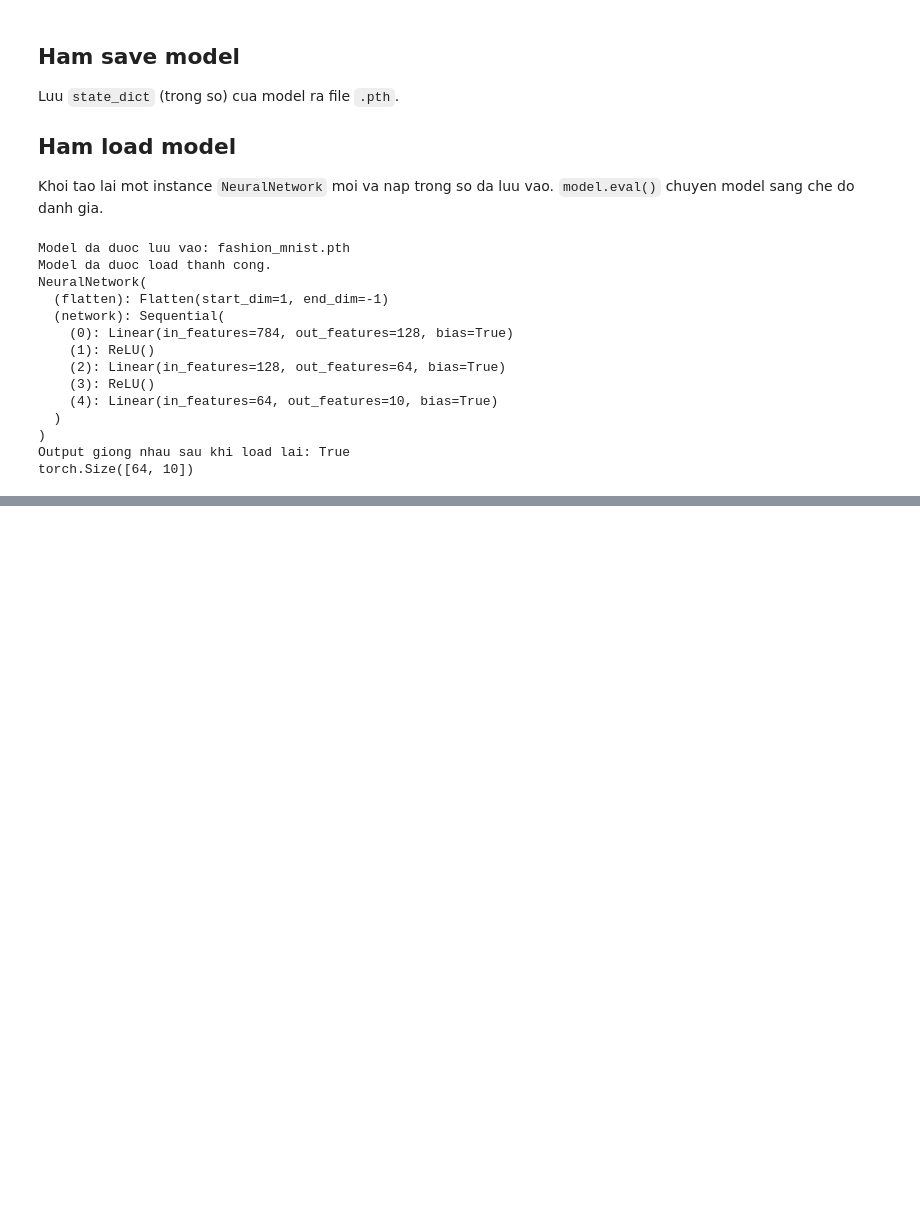
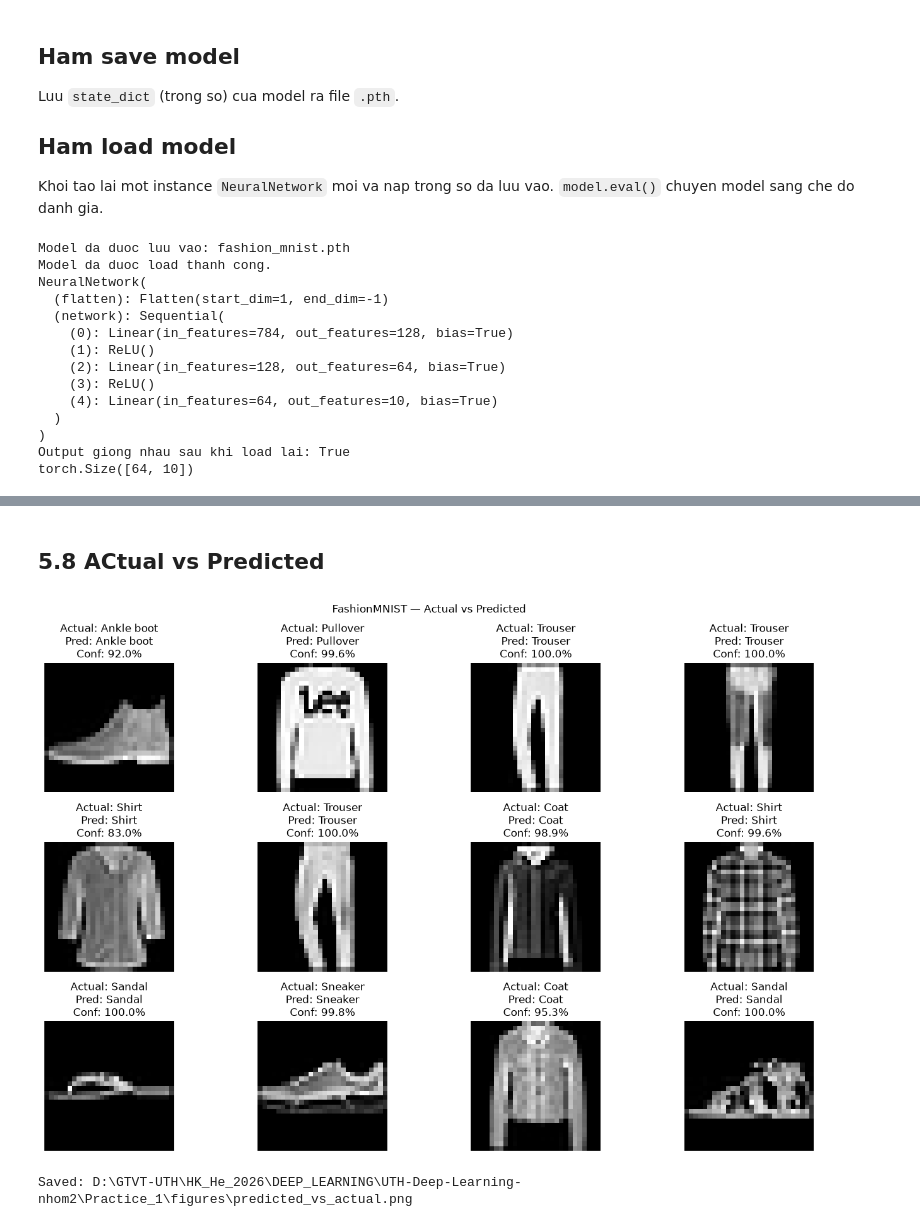
Before and after one commit to tanlen06-debug/UTH-Deep-Learning-nhom2, a Jupyter notebook: Practice_1/notebooks/Final_lab_1.ipynb, the cells around one changed output, grey strips where cells are left out. Drawn from its saved outputs; the diff is of its cells as text; code cells hidden in the pictures; blank space fills up the shorter version.

```diff
--- a/Practice_1/notebooks/Final_lab_1.ipynb
+++ b/Practice_1/notebooks/Final_lab_1.ipynb
@@ -688,0 +1389,42 @@ torch.Size([64, 10])
+# %% [markdown]
+## 5.8 ACtual vs Predicted
+# %%
+def show_predictions(model, test_loader, class_names, device, figure_path, num_images=12):
+    model.eval()
+    images, labels = next(iter(test_loader))
+
+    with torch.no_grad():
+        logits = model(images.to(device))
+        probabilities = torch.softmax(logits, dim=1)
+        confidences, predictions = probabilities.max(dim=1)
+
+    predictions = predictions.cpu()
+    confidences = confidences.cpu()
+    num_images = min(num_images, len(images))
+
+    fig = plt.figure(figsize=(14, 9))
+    for index in range(num_images):
+        ax = fig.add_subplot(3, 4, index + 1)
+        ax.imshow(images[index].squeeze(), cmap="gray")
+
+        actual = class_names[labels[index].item()]
+        predicted = class_names[predictions[index].item()]
+        confidence = 100.0 * confidences[index].item()
+
+        ax.set_title(
+            f"Actual: {actual}\nPred: {predicted}\nConf: {confidence:.1f}%"
+        )
+        ax.axis("off")
+
+    fig.suptitle("FashionMNIST — Actual vs Predicted")
+    fig.tight_layout()
+    fig.savefig(figure_path, dpi=300, bbox_inches="tight")
+    plt.show()
+
+
+PREDICTION_PATH = FIGURE_DIR / "predicted_vs_actual.png"
+show_predictions(model, test_loader, CLASS_NAMES, device, PREDICTION_PATH)
+print("Saved:", PREDICTION_PATH)
+# %% [output]
+[figure, added]
+Saved: D:\GTVT-UTH\HK_He_2026\DEEP_LEARNING\UTH-Deep-Learning-nhom2\Practice_1\figures\predicted_vs_actual.png
```
Also changed, not shown: parts of 66 cells of this notebook, 8 other files.
